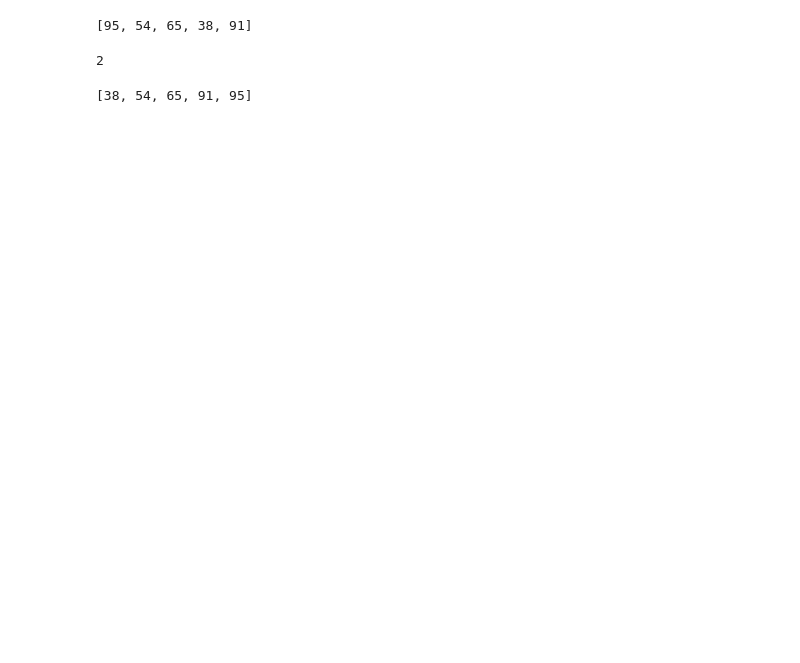
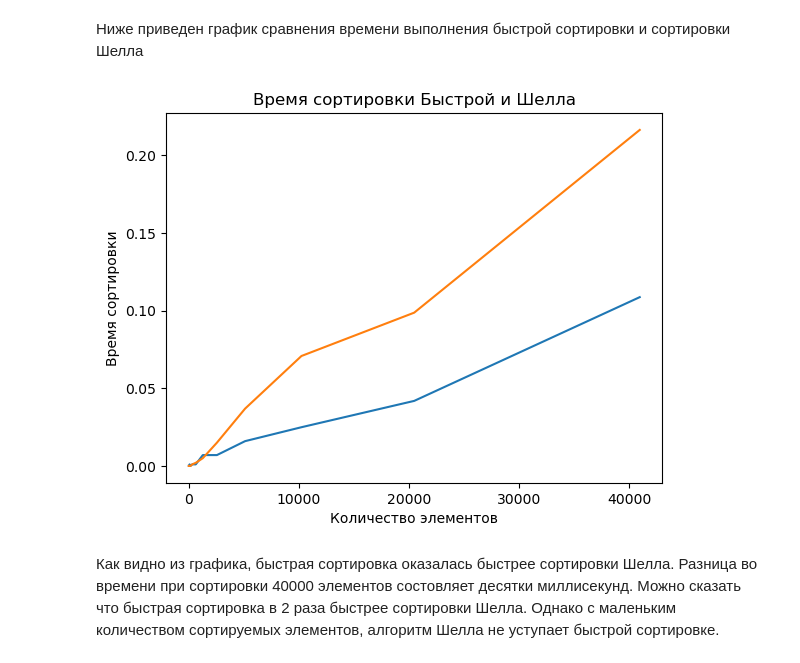
Before and after one commit to StopITnowFAST/TRO2, a Jupyter notebook: Shell.ipynb, the cells around one changed output. Saved outputs shown, nothing was run; the diff lists cells and outputs as text; code cells hidden in the pictures; blank space fills up the shorter version.

```diff
--- a/Shell.ipynb
+++ b/Shell.ipynb
@@ -3,21 +7,17 @@
 # %%
+import random
 from random import randint
+import time
+from matplotlib import pylab as plt
 import math
-
-N = 5
-
-lst = [randint(0, 100) for i in range(N)]
-lst
+%matplotlib inline
-# %% [output]
-[95, 54, 65, 38, 91]
 # %%
 def shell(array):
-    k = int(math.log2(N))
-    print(k)
+    k = int(math.log2(len(array)))
     interval = 2**k -1
 
     while interval > 0:
-        for i in range(interval, N):
+        for i in range(interval, len(array)):
             temp = array[i]
             j = i
 
@@ -32,8 +32,60 @@ def shell(array):
 
     return array
 # %%
-shell(lst)
-lst
+def quicksort(nums):
+    if len(nums) <= 1:
+         return nums
+    else:
+           q = random.choice(nums)
+
+           less_nums = []
+           more_nums = []
+           equal_nums = []
+
+           for i in nums:
+               if i < q:
+                    less_nums.append(i)
+
+               elif i > q:
+                    more_nums.append(i)
+
+               else:
+                    equal_nums.append(i)
+
+           return quicksort(less_nums) + equal_nums + quicksort(more_nums)
-# %% [output]
-2
-[38, 54, 65, 91, 95]
+# %%
+x = []
+shl = []
+qic = []
+nums = 10
+
+for i in range(13):
+    x.append(nums)
+    lst = [randint(0, 100000) for i in range(nums)]
+    nums = nums * 2
+
+    start = time.time()
+    quicksort(lst)
+    qic.append(time.time() - start)
+
+nums = 10
+
+for i in range(13):
+    lst = [randint(0, 100000) for i in range(nums)]
+    nums = nums * 2
+
+    start = time.time()
+    shell(lst)
+    shl.append(time.time() - start)
+# %% [markdown]
+Ниже приведен график сравнения времени выполнения быстрой сортировки и сортировки Шелла
+# %%
+plt.title("Время сортировки Быстрой и Шелла")
+plt.xlabel("Количество элементов")
+plt.ylabel("Время сортировки")
+plt.plot(x, qic, x, shl)
+plt.show()
+# %% [output]
+[figure, added]
+# %% [markdown]
+Как видно из графика, быстрая сортировка оказалась быстрее сортировки Шелла. Разница во времени при сортировки 40000 элементов состовляет десятки миллисекунд. Можно сказать что быстрая сортировка в 2 раза быстрее сортировки Шелла. Однако с маленьким количеством сортируемых элементов, алгоритм Шелла не уступает быстрой сортировке.
```
Also changed, not shown: parts of 1 cell of this notebook.
